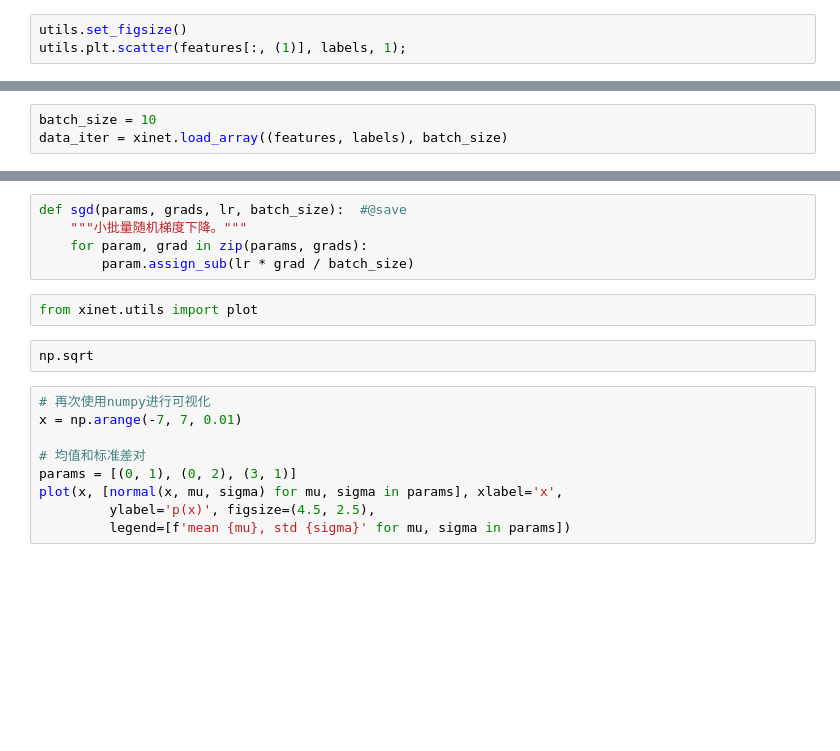
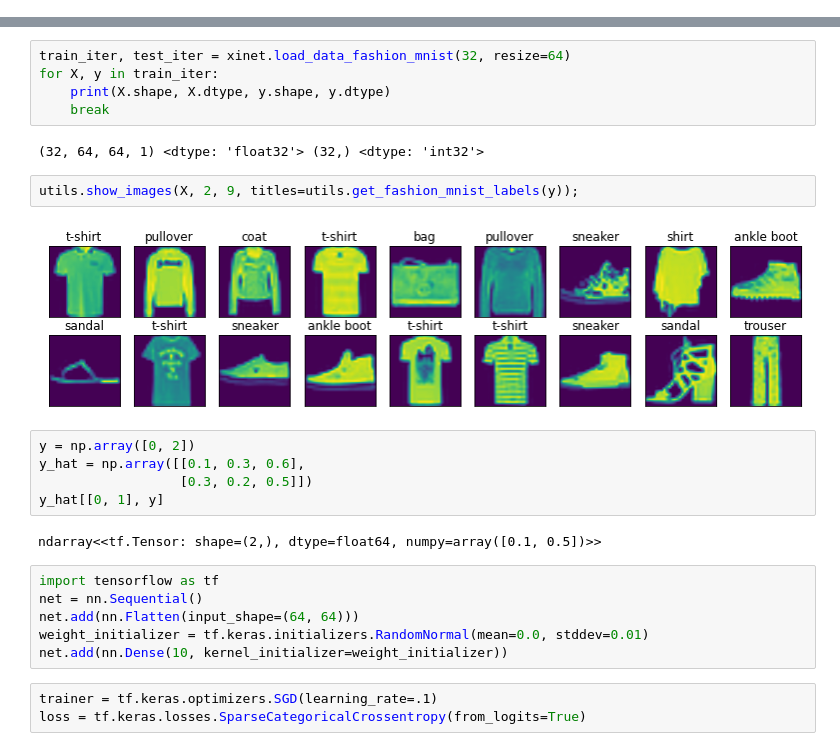
Before and after one commit to xinetzone/atom, a Jupyter notebook: TensorFlow.ipynb, the cells around one changed output, grey strips where cells are left out. Cells and saved outputs as stored; diff of their text form; blank space fills up the shorter version.

```diff
--- a/TensorFlow.ipynb
+++ b/TensorFlow.ipynb
@@ -35,3 +6,0 @@ label: tf.Tensor([1.7541039], shape=(1,), dtype=float32)
-# %%
-utils.set_figsize()
-utils.plt.scatter(features[:, (1)], labels, 1);
@@ -40,3 +6,0 @@ utils.plt.scatter(features[:, (1)], labels, 1);
-# %%
-batch_size = 10
-data_iter = xinet.load_array((features, labels), batch_size)
@@ -56,18 +7,27 @@ def squared_loss(y_hat, y):  #@save
-# %%
-def sgd(params, grads, lr, batch_size):  #@save
-    """小批量随机梯度下降。"""
-    for param, grad in zip(params, grads):
-        param.assign_sub(lr * grad / batch_size)
-# %%
-from xinet.utils import plot
-# %%
-np.sqrt
-# %%
-# 再次使用numpy进行可视化
-x = np.arange(-7, 7, 0.01)
-
-# 均值和标准差对
-params = [(0, 1), (0, 2), (3, 1)]
-plot(x, [normal(x, mu, sigma) for mu, sigma in params], xlabel='x',
-         ylabel='p(x)', figsize=(4.5, 2.5),
-         legend=[f'mean {mu}, std {sigma}' for mu, sigma in params])
+# %%
+train_iter, test_iter = xinet.load_data_fashion_mnist(32, resize=64)
+for X, y in train_iter:
+    print(X.shape, X.dtype, y.shape, y.dtype)
+    break
+# %% [output]
+(32, 64, 64, 1) <dtype: 'float32'> (32,) <dtype: 'int32'>
+# %%
+utils.show_images(X, 2, 9, titles=utils.get_fashion_mnist_labels(y));
+# %% [output]
+[figure, added]
+# %%
+y = np.array([0, 2])
+y_hat = np.array([[0.1, 0.3, 0.6],
+                  [0.3, 0.2, 0.5]])
+y_hat[[0, 1], y]
+# %% [output]
+ndarray<<tf.Tensor: shape=(2,), dtype=float64, numpy=array([0.1, 0.5])>>
+# %%
+import tensorflow as tf
+net = nn.Sequential()
+net.add(nn.Flatten(input_shape=(64, 64)))
+weight_initializer = tf.keras.initializers.RandomNormal(mean=0.0, stddev=0.01)
+net.add(nn.Dense(10, kernel_initializer=weight_initializer))
+# %%
+trainer = tf.keras.optimizers.SGD(learning_rate=.1)
+loss = tf.keras.losses.SparseCategoricalCrossentropy(from_logits=True)
```
Also changed, not shown: parts of 12 cells of this notebook, 8 other files.
